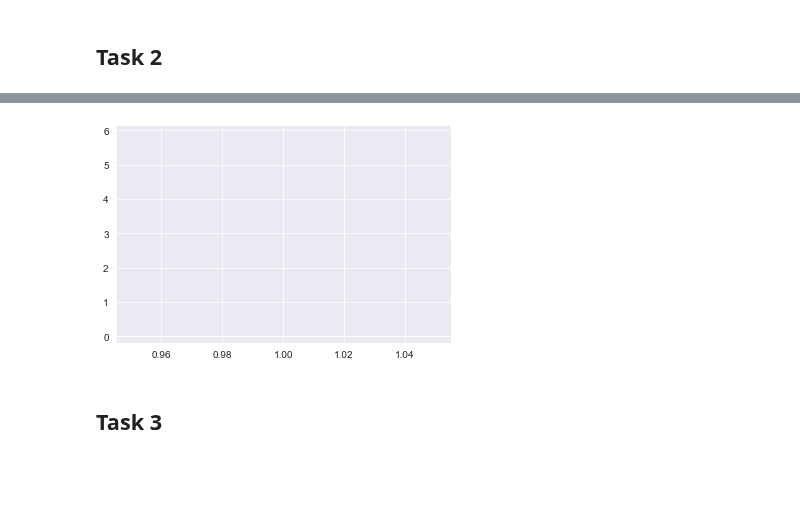
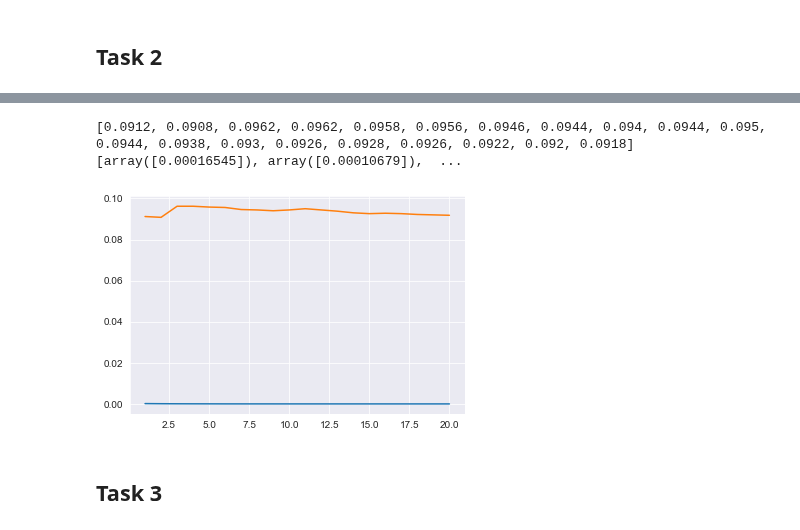
Before and after one commit to drkostas/Machine-Learning-Algorithms, a Jupyter notebook: Project4.ipynb, the cells around one changed output, grey strips where cells are left out. Cells and saved outputs as stored; diff of their text form; code cells hidden in the pictures; blank space fills up the shorter version.

```diff
--- a/Project4.ipynb
+++ b/Project4.ipynb
@@ -86,7 +58,7 @@ data_loader.print_statistics()
 # Get the two datasets
 datasets = data_loader.get_datasets()
 xor_data = datasets['xor']
-mnist_tr_x, mnist_tr_y, mnist_te_x, mnist_te_y = datasets['mnist']
+mnist_tr, mnist_te, mnist_val = datasets['mnist']
 print(xor_data)
 # %% [output]
 [[0 0 0]
@@ -145,8 +136,2 @@ plot_results(losses, accuracies)
 # %% [markdown]
 ## Task 2
-# %%
-print(mnist_tr_x.shape)
-print(mnist_tr_y.shape)
-mnist_tr = np.concatenate([mnist_tr_x, mnist_tr_y], axis=1)
-print(mnist_tr.shape)
-print(mnist_tr[:, -1].max())
@@ -158,16 +146,21 @@ print(mnist_tr[:, -1].max())
 # %%
-# mnist_tr_x, mnist_tr_y, mnist_te_x, mnist_te_y
+dataset = mnist_tr
 
-n_units = [mnist_tr.shape[1]-1, 28, 25, mnist_tr[:, -1].max()+1]
-activations = ["sigmoid", "sigmoid", "sigmoid", "sigmoid"]
-lr = 0.01
-batch_size = 5000
-max_epochs = 4
-shuffle = True
+n_units = [dataset.shape[1]-1, 32, dataset[:, -1].max()+1]
+activations = ["sigmoid", "sigmoid", "sigmoid"]
+lr = 1
+batch_size = 1000
+max_epochs = 5
+shuffle = False
 seed = 3
+epochs_show_every = 1
+batches_show_every = 1
 # debug = {'top': 3, 'ff': 3, 'bp': 3, 'w': 3}
 debug = {'top': 2, 'ff': 0, 'bp': 0, 'w': 0}
 mlp = p4_models.MultiLayerPerceptron(units=n_units, activations=activations, seed=seed)
-accuracies, losses = mlp.train(train=mnist_tr.copy(), shuffle=shuffle, batch_size=batch_size, lr=lr,
-          max_epochs=max_epochs, debug=debug)
+accuracies, losses = mlp.train(train=dataset.copy(), shuffle=shuffle,
+                               batch_size=batch_size, lr=lr,
+                               max_epochs=max_epochs, debug=debug,
+                               epochs_show_every=epochs_show_every,
+                               batches_show_every=batches_show_every)
 # %% [output]
@@ -188,4 +185,7 @@ accuracies, losses = mlp.train(train=mnist_tr.copy(), shuffle=shuffle, batch_siz
-# %%
-plot_results(losses, accuracies)
-# %% [output]
-[figure, removed]
+# %%
+print(accuracies, losses)
+
+plot_results(losses, accuracies, 1)
+# %% [output]
+[0.0912, 0.0908, 0.0962, 0.0962, 0.0958, 0.0956, 0.0946, 0.0944, 0.094, 0.0944, 0.095, 0.0944, 0.0938, 0.093, 0.0926, 0.0928, 0.0926, 0.0922, 0.092, 0.0918] [array([0.00016545]), array([0.00010679]),  ...
+[figure, added]
```
Also changed, not shown: parts of 14 cells of this notebook, 2 other files.
